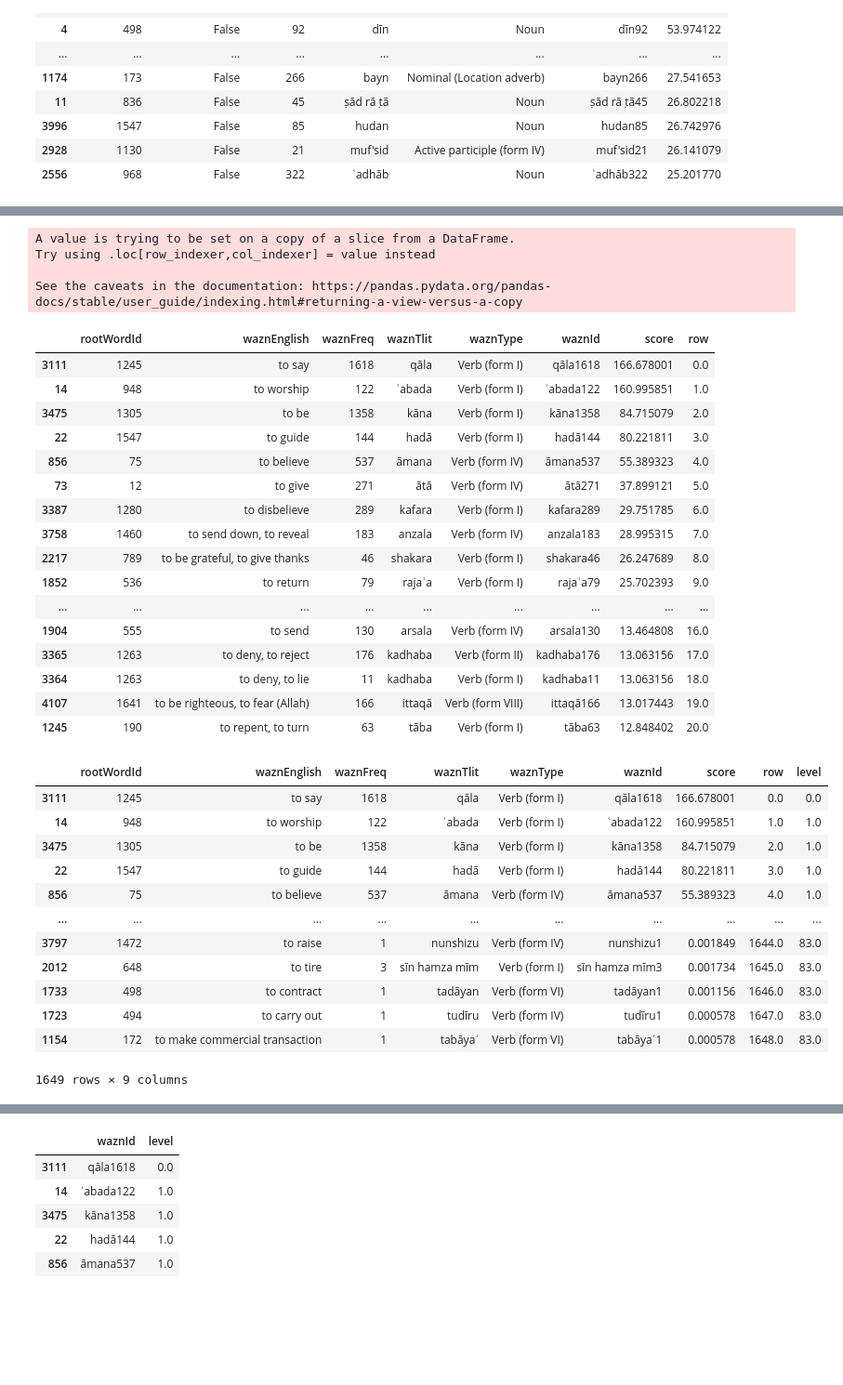
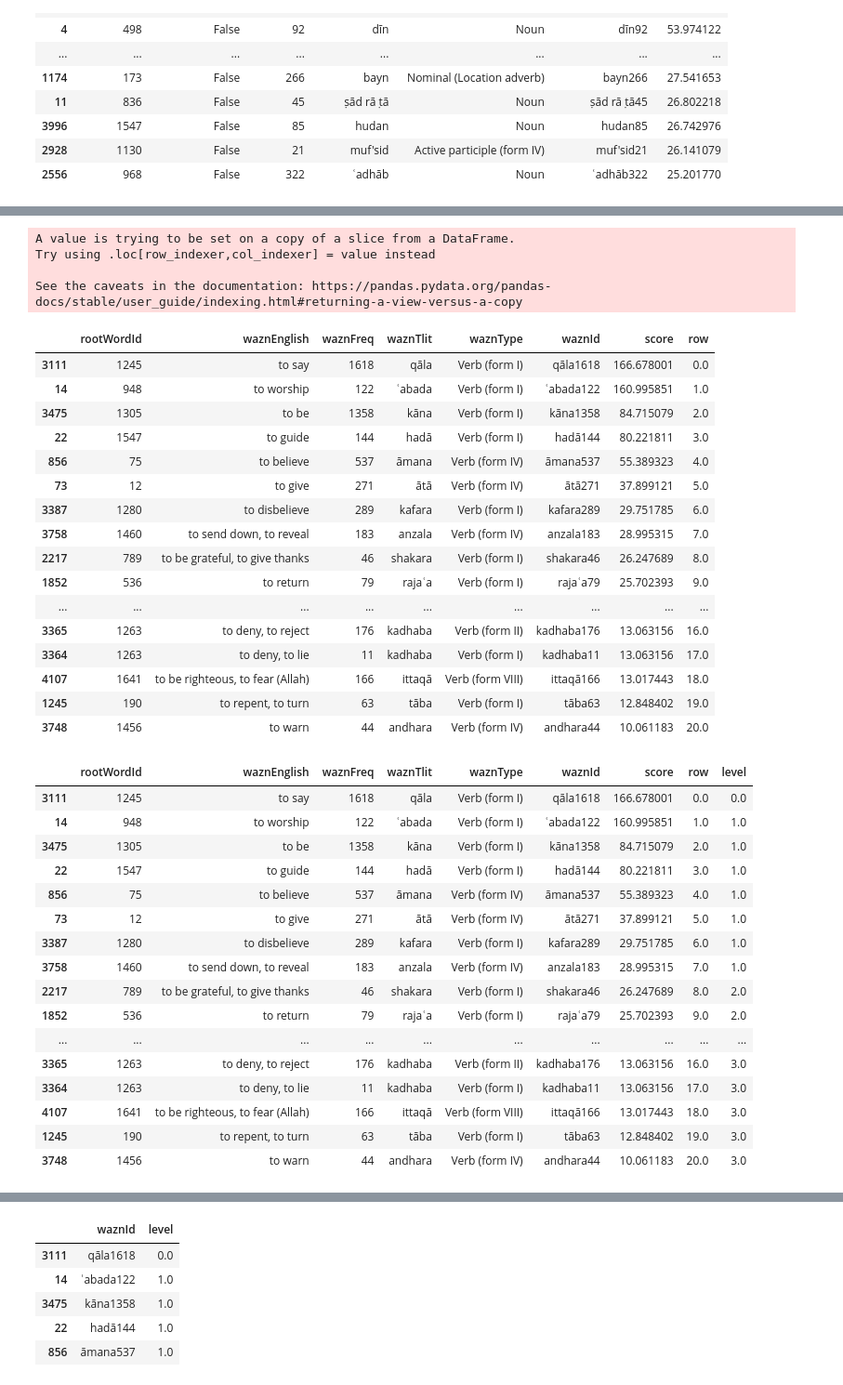
Before and after one commit to sayemmh/project-zayd-api, a Jupyter notebook: wazn_levels-Copy1.ipynb, the cells around one changed output, grey strips where cells are left out. Shown at 93% size. Cells and saved outputs as stored; diff of their text form; code cells hidden in the pictures; blank space fills up the shorter version.

```diff
--- a/wazn_levels-Copy1.ipynb
+++ b/wazn_levels-Copy1.ipynb
@@ -126,7 +112,7 @@ df
 4674 rows × 7 columns
 # %%
 verb_df = df.copy(deep=True)
-mask = df['waznType'].str.contains('Verb')
+mask = df['waznType'].str.contains('Verb ()')
 verb_df = df[mask]
 other_df = df.copy(deep=True)
 other_df = df[~mask]
@@ -190,32 +180,36 @@ See the caveats in the documentation: https://pandas.pydata.org/pandas-docs/stab
 | 2217 | 789 | to be grateful, to give thanks | 46 | shakara | Verb (form I) | shakara46 | 26.247689 | 8.0 |
 | 1852 | 536 | to return | 79 | rajaʿa | Verb (form I) | rajaʿa79 | 25.702393 | 9.0 |
 | ... | ... | ... | ... | ... | ... | ... | ... | ... |
-| 1904 | 555 | to send | 130 | arsala | Verb (form IV) | arsala130 | 13.464808 | 16.0 |
-| 3365 | 1263 | to deny, to reject | 176 | kadhaba | Verb (form II) | kadhaba176 | 13.063156 | 17.0 |
-| 3364 | 1263 | to deny, to lie | 11 | kadhaba | Verb (form I) | kadhaba11 | 13.063156 | 18.0 |
-| 4107 | 1641 | to be righteous, to fear (Allah) | 166 | ittaqā | Verb (form VIII) | ittaqā166 | 13.017443 | 19.0 |
-| 1245 | 190 | to repent, to turn | 63 | tāba | Verb (form I) | tāba63 | 12.848402 | 20.0 |
+| 3365 | 1263 | to deny, to reject | 176 | kadhaba | Verb (form II) | kadhaba176 | 13.063156 | 16.0 |
+| 3364 | 1263 | to deny, to lie | 11 | kadhaba | Verb (form I) | kadhaba11 | 13.063156 | 17.0 |
+| 4107 | 1641 | to be righteous, to fear (Allah) | 166 | ittaqā | Verb (form VIII) | ittaqā166 | 13.017443 | 18.0 |
+| 1245 | 190 | to repent, to turn | 63 | tāba | Verb (form I) | tāba63 | 12.848402 | 19.0 |
+| 3748 | 1456 | to warn | 44 | andhara | Verb (form IV) | andhara44 | 10.061183 | 20.0 |
 # %%
 verb_df['level'] = 0
 verb_df.iloc[:140,8] = (np.ceil(verb_df['row'] / 7) * 7) / 7
 verb_df.iloc[:140,8] = verb_df.iloc[:140,8].astype(int)
 verb_df.iloc[140:,8] = (np.ceil(verb_df['row'] / 20) * 20) / 20
 verb_df.iloc[140:,8] = verb_df.iloc[140:,8].astype(int)
-verb_df
+verb_df.head(21)
 # %% [output]
 |  | rootWordId | waznEnglish | waznFreq | waznTlit | waznType | waznId | score | row | level |
 | 3111 | 1245 | to say | 1618 | qāla | Verb (form I) | qāla1618 | 166.678001 | 0.0 | 0.0 |
 | 14 | 948 | to worship | 122 | ʿabada | Verb (form I) | ʿabada122 | 160.995851 | 1.0 | 1.0 |
 | 3475 | 1305 | to be | 1358 | kāna | Verb (form I) | kāna1358 | 84.715079 | 2.0 | 1.0 |
 | 22 | 1547 | to guide | 144 | hadā | Verb (form I) | hadā144 | 80.221811 | 3.0 | 1.0 |
 | 856 | 75 | to believe | 537 | āmana | Verb (form IV) | āmana537 | 55.389323 | 4.0 | 1.0 |
+| 73 | 12 | to give | 271 | ātā | Verb (form IV) | ātā271 | 37.899121 | 5.0 | 1.0 |
+| 3387 | 1280 | to disbelieve | 289 | kafara | Verb (form I) | kafara289 | 29.751785 | 6.0 | 1.0 |
+| 3758 | 1460 | to send down, to reveal | 183 | anzala | Verb (form IV) | anzala183 | 28.995315 | 7.0 | 1.0 |
+| 2217 | 789 | to be grateful, to give thanks | 46 | shakara | Verb (form I) | shakara46 | 26.247689 | 8.0 | 2.0 |
+| 1852 | 536 | to return | 79 | rajaʿa | Verb (form I) | rajaʿa79 | 25.702393 | 9.0 | 2.0 |
 | ... | ... | ... | ... | ... | ... | ... | ... | ... | ... |
-| 3797 | 1472 | to raise | 1 | nunshizu | Verb (form IV) | nunshizu1 | 0.001849 | 1644.0 | 83.0 |
-| 2012 | 648 | to tire | 3 | sīn hamza mīm | Verb (form I) | sīn hamza mīm3 | 0.001734 | 1645.0 | 83.0 |
-| 1733 | 498 | to contract | 1 | tadāyan | Verb (form VI) | tadāyan1 | 0.001156 | 1646.0 | 83.0 |
-| 1723 | 494 | to carry out | 1 | tudīru | Verb (form IV) | tudīru1 | 0.000578 | 1647.0 | 83.0 |
-| 1154 | 172 | to make commercial transaction | 1 | tabāyaʿ | Verb (form VI) | tabāyaʿ1 | 0.000578 | 1648.0 | 83.0 |
+| 3365 | 1263 | to deny, to reject | 176 | kadhaba | Verb (form II) | kadhaba176 | 13.063156 | 16.0 | 3.0 |
+| 3364 | 1263 | to deny, to lie | 11 | kadhaba | Verb (form I) | kadhaba11 | 13.063156 | 17.0 | 3.0 |
+| 4107 | 1641 | to be righteous, to fear (Allah) | 166 | ittaqā | Verb (form VIII) | ittaqā166 | 13.017443 | 18.0 | 3.0 |
+| 1245 | 190 | to repent, to turn | 63 | tāba | Verb (form I) | tāba63 | 12.848402 | 19.0 | 3.0 |
+| 3748 | 1456 | to warn | 44 | andhara | Verb (form IV) | andhara44 | 10.061183 | 20.0 | 3.0 |
-1649 rows × 9 columns
 # %%
 other_df['level'] = 0
 other_df.iloc[:140,8] = (np.ceil(other_df['row'] / 7) * 7) / 7
```
Also changed, not shown: parts of 16 cells of this notebook.
